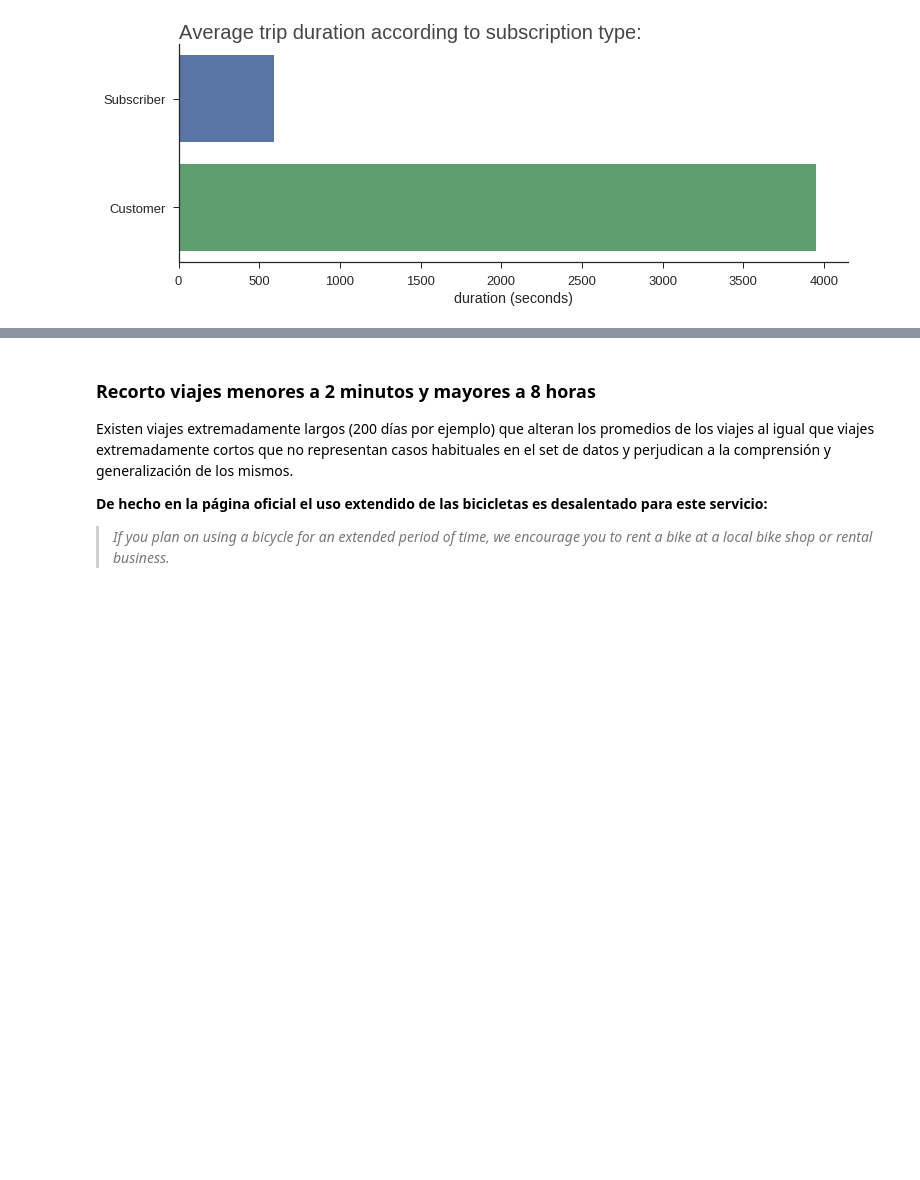
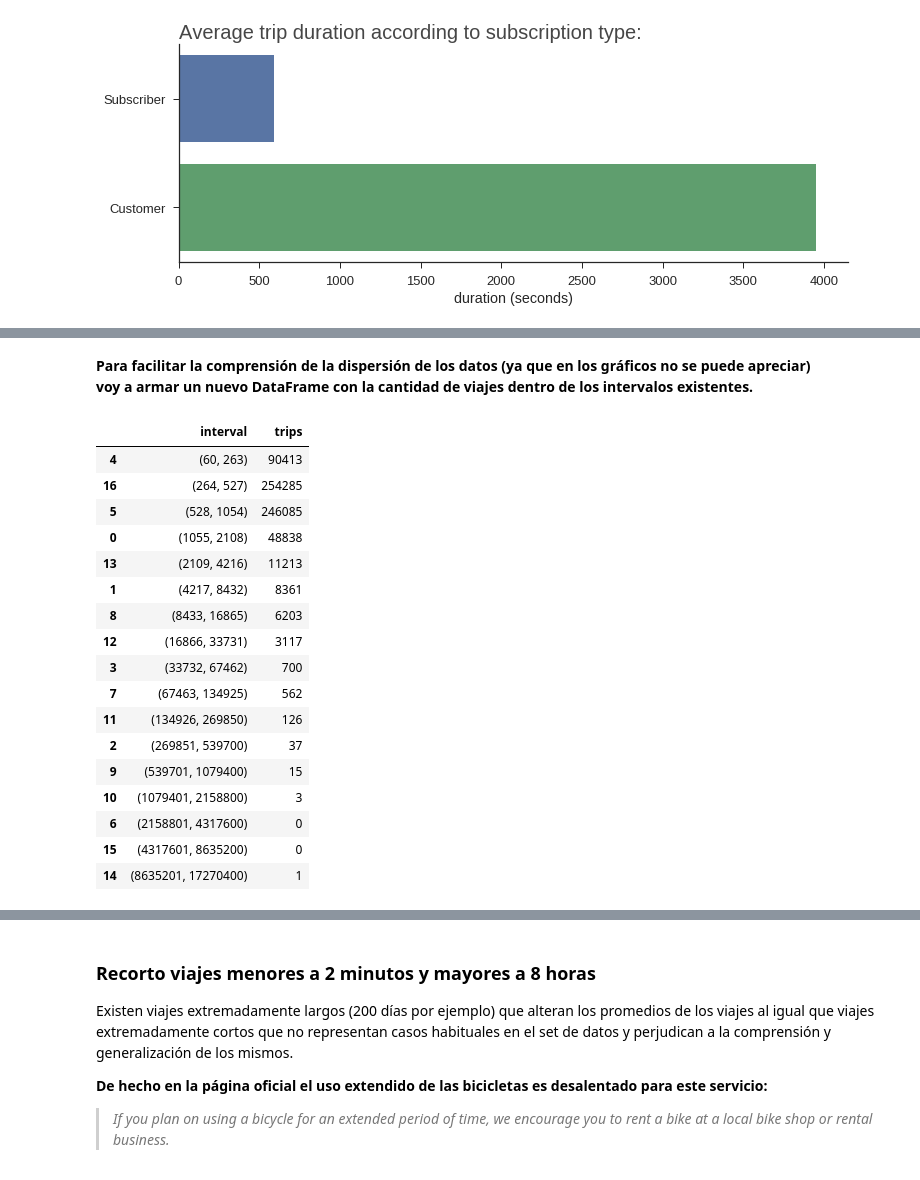
Before and after one commit to fpenovi/SFbikeTravelDuration, a Jupyter notebook: notebooks/01 - SubscriptionType_VS_TripDuration.ipynb, the cells around one changed output, grey strips where cells are left out. Cells and saved outputs as stored; diff of their text form; code cells hidden in the pictures; blank space fills up the shorter version.

```diff
--- a/notebooks/01 - SubscriptionType_VS_TripDuration.ipynb
+++ b/notebooks/01 - SubscriptionType_VS_TripDuration.ipynb
@@ -35,0 +48,3 @@ plt.show()
+# %% [markdown]
+**Para facilitar la comprensión de la dispersión de los datos (ya que en los gráficos no se puede apreciar)
+voy a armar un nuevo DataFrame con la cantidad de viajes dentro de los intervalos existentes.**
@@ -35,0 +68,24 @@ plt.show()
+# %%
+dfIntervals = pd.DataFrame.from_dict(durationIntervals, orient='index').reset_index()
+dfIntervals.columns = ['interval', 'trips']
+dfIntervals.sort_values(by=['interval'], inplace=True)
+dfIntervals
+# %% [output]
+|  | interval | trips |
+| 4 | (60, 263) | 90413 |
+| 16 | (264, 527) | 254285 |
+| 5 | (528, 1054) | 246085 |
+| 0 | (1055, 2108) | 48838 |
+| 13 | (2109, 4216) | 11213 |
+| 1 | (4217, 8432) | 8361 |
+| 8 | (8433, 16865) | 6203 |
+| 12 | (16866, 33731) | 3117 |
+| 3 | (33732, 67462) | 700 |
+| 7 | (67463, 134925) | 562 |
+| 11 | (134926, 269850) | 126 |
+| 2 | (269851, 539700) | 37 |
+| 9 | (539701, 1079400) | 15 |
+| 10 | (1079401, 2158800) | 3 |
+| 6 | (2158801, 4317600) | 0 |
+| 15 | (4317601, 8635200) | 0 |
+| 14 | (8635201, 17270400) | 1 |
```
Also changed, not shown: parts of 4 cells of this notebook, 1 other file.
